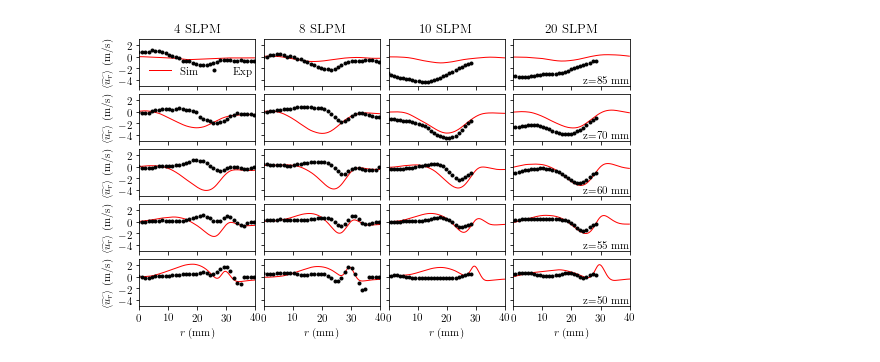
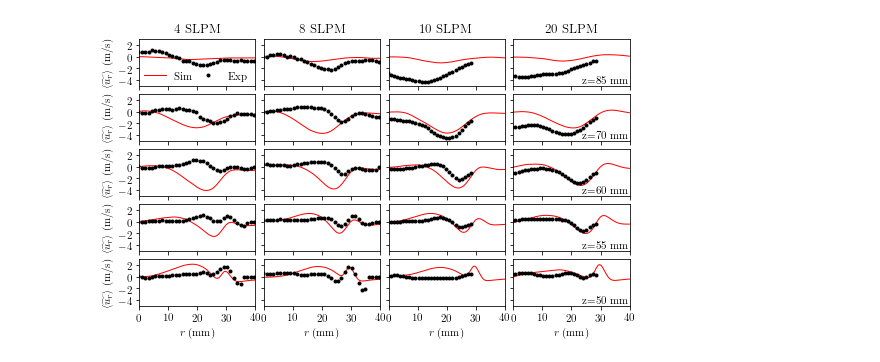
Before and after one commit to Combustion-Zhen/OpenFOAM_py, a Jupyter notebook: SwB/plot_multi/plot_multi_radial_ur.ipynb, the cells around one changed output. Drawn from its saved outputs; the diff is of its cells as text; code cells hidden in the pictures.

Commit message:
plots update

```diff
--- a/SwB/plot_multi/plot_multi_radial_ur.ipynb
+++ b/SwB/plot_multi/plot_multi_radial_ur.ipynb
@@ -93,36 +93,36 @@ for i, case in enumerate(cases):
         r = data['Points0']*1000
         v = data['UMean_average0']
 
         ax[j, i].plot(r, v, 'r-', lw=1, label='Sim')
 
         for k in range(len(x)):
             u[k] = np.interp(loc,z,ur[:,k])
 
         ax[j, i].plot(x, u, 'k.', label='Exp')
 
     ax[0,i].set_title('{:d} SLPM'.format(case))
     ax[-1,i].set_xticks(np.linspace(0,40,num=5))
     ax[-1,i].set_xlabel(r'$r\;(\mathrm{mm})$')
 
 for j, loc in enumerate(locs):
     ax[j,0].set_yticks(np.linspace(-4,2,num=4))
     ax[j,0].set_ylabel(r'$\langle\widetilde{u_r}\rangle\;(\mathrm{m/s})$')
-    ax[j,-1].text(24,-4.5,'z={:d} mm'.format(loc))
+    ax[j,-1].text(23.5,-4.5,'z={:d} mm'.format(loc))
 
-ax[0,0].legend(ncol=2, columnspacing=0.4, frameon=False)
+ax[0,0].legend(loc=(0, 0), ncol=2, columnspacing=0.4, frameon=False)
 ax[0,0].set_xlim([ 0, 40])
 ax[0,0].set_ylim([-5, 3])
 
 fig.subplots_adjust(
         left = margin_left/plot_width,
         bottom = margin_bottom/plot_height,
         right = 1.0-margin_right/plot_width,
         top = 1.0-margin_top/plot_height,
         wspace = space_width/subplot_width,
         hspace = space_height/subplot_height
         )
 # %% [output]
-[figure, old version]
+[figure, new version]
 # %%
 fig.savefig('fig_multi_radial_ur.eps')
 fig.savefig('fig_multi_radial_ur.pdf')
```
Also changed, not shown: 4 other files.
